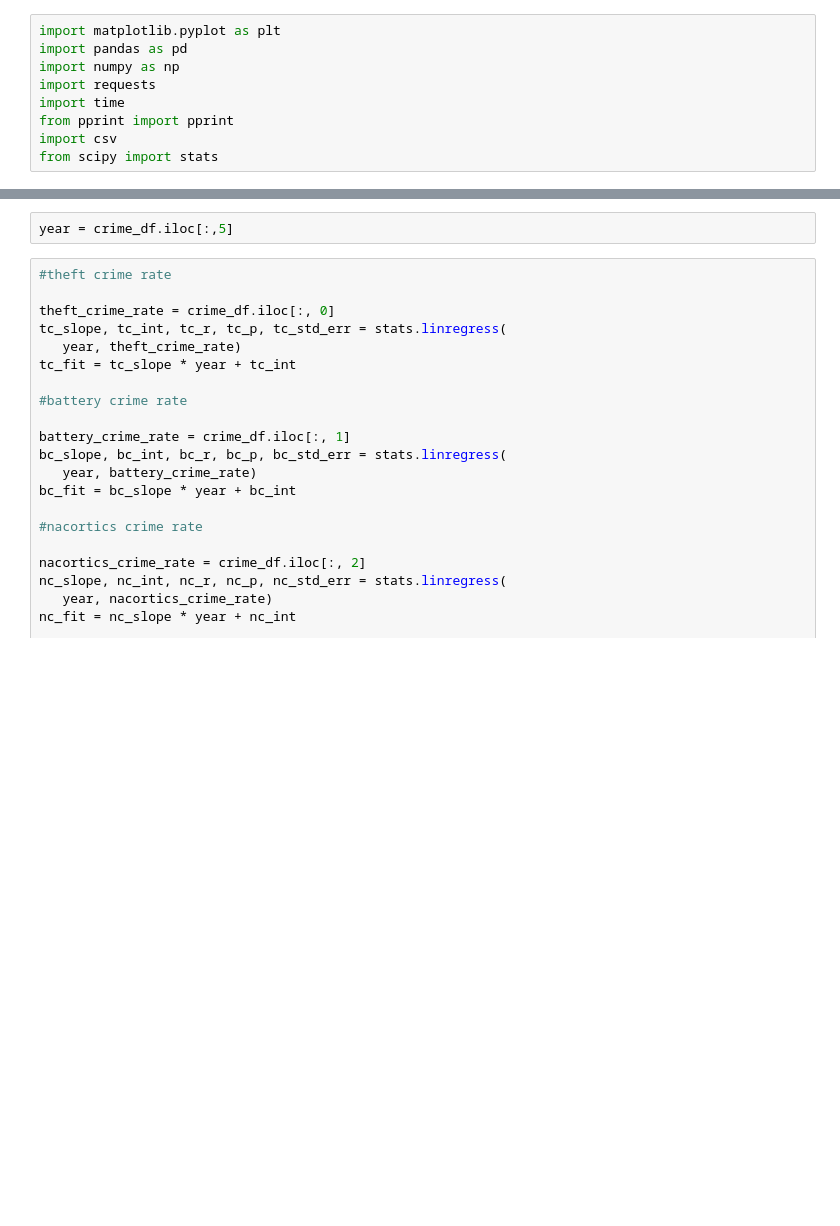
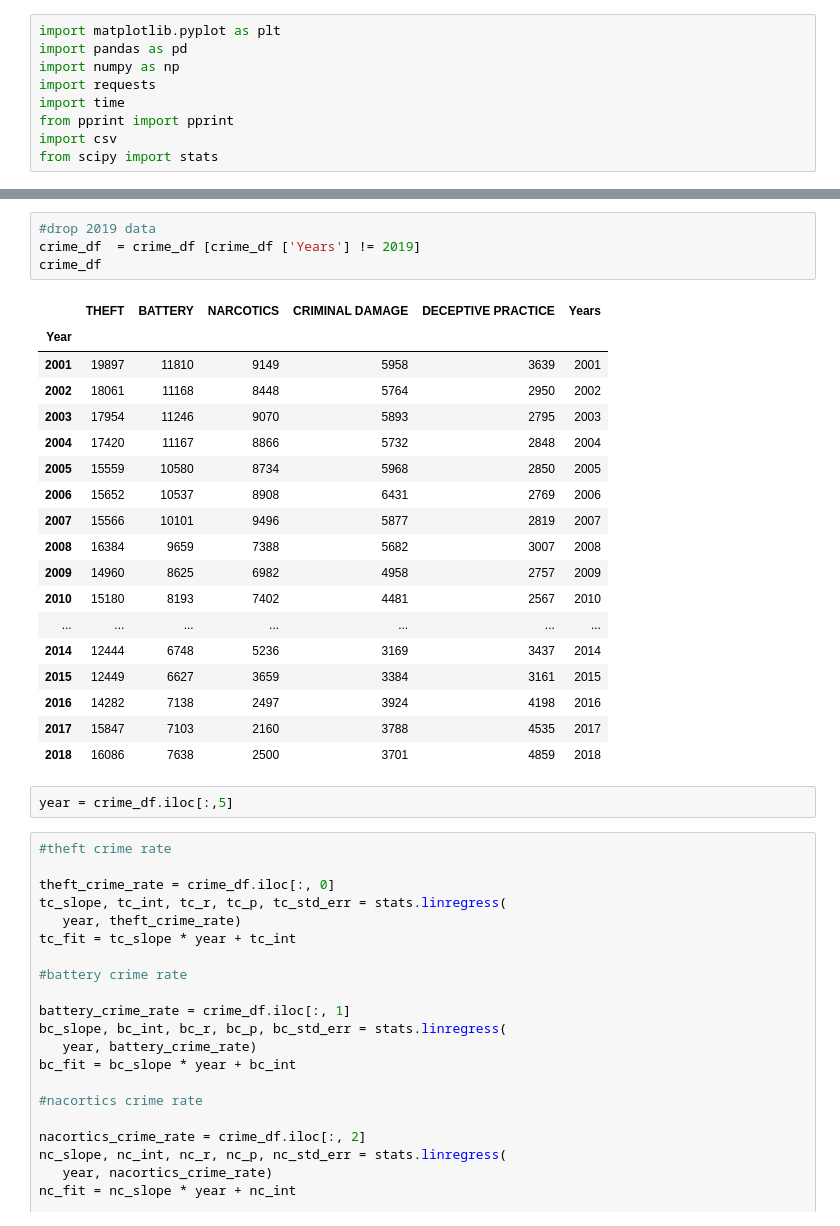
Before and after one commit to Daniel-Kline-1/Chicago-crimes-use-this-one, a Jupyter notebook: Untitled.ipynb, the cells around one changed output, grey strips where cells are left out. Drawn from its saved outputs; the diff is of its cells as text; blank space fills up the shorter version.

```diff
--- a/Untitled.ipynb
+++ b/Untitled.ipynb
@@ -131,3 +159,26 @@ Int64Index([2001, 2002, 2003, 2004, 2005, 2006, 2007, 2008, 2009, 2010, 2011,
+# %%
+#drop 2019 data
+crime_df  = crime_df [crime_df ['Years'] != 2019]
+crime_df
+# %% [output]
+|  | THEFT | BATTERY | NARCOTICS | CRIMINAL DAMAGE | DECEPTIVE PRACTICE | Years |
+| Year |  |  |  |  |  |  |
+| 2001 | 19897 | 11810 | 9149 | 5958 | 3639 | 2001 |
+| 2002 | 18061 | 11168 | 8448 | 5764 | 2950 | 2002 |
+| 2003 | 17954 | 11246 | 9070 | 5893 | 2795 | 2003 |
+| 2004 | 17420 | 11167 | 8866 | 5732 | 2848 | 2004 |
+| 2005 | 15559 | 10580 | 8734 | 5968 | 2850 | 2005 |
+| 2006 | 15652 | 10537 | 8908 | 6431 | 2769 | 2006 |
+| 2007 | 15566 | 10101 | 9496 | 5877 | 2819 | 2007 |
+| 2008 | 16384 | 9659 | 7388 | 5682 | 3007 | 2008 |
+| 2009 | 14960 | 8625 | 6982 | 4958 | 2757 | 2009 |
+| 2010 | 15180 | 8193 | 7402 | 4481 | 2567 | 2010 |
+| ... | ... | ... | ... | ... | ... | ... |
+| 2014 | 12444 | 6748 | 5236 | 3169 | 3437 | 2014 |
+| 2015 | 12449 | 6627 | 3659 | 3384 | 3161 | 2015 |
+| 2016 | 14282 | 7138 | 2497 | 3924 | 4198 | 2016 |
+| 2017 | 15847 | 7103 | 2160 | 3788 | 4535 | 2017 |
+| 2018 | 16086 | 7638 | 2500 | 3701 | 4859 | 2018 |
 # %%
 year = crime_df.iloc[:,5]
 # %%
```
Also changed, not shown: parts of 13 cells of this notebook.
